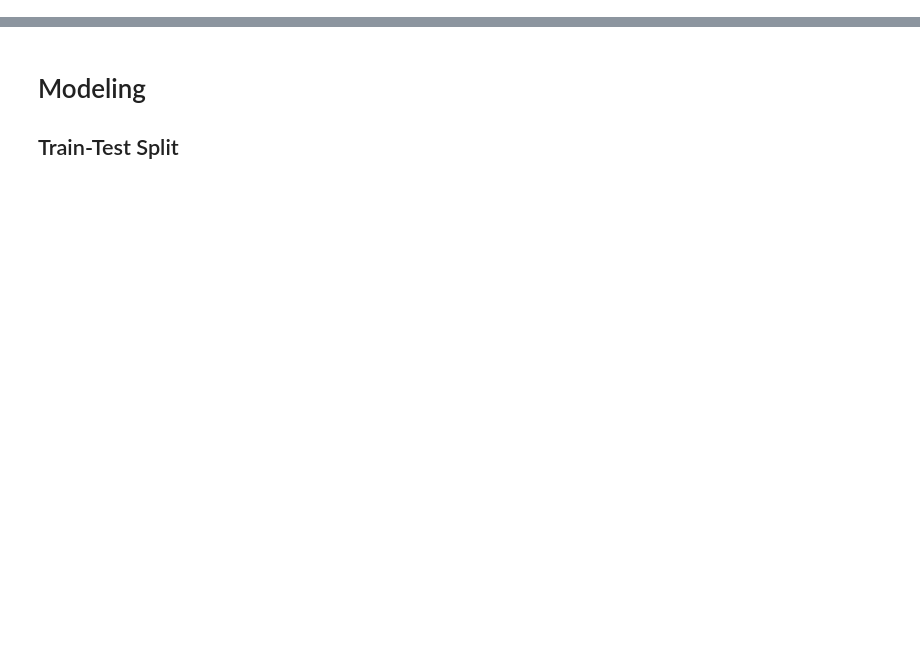
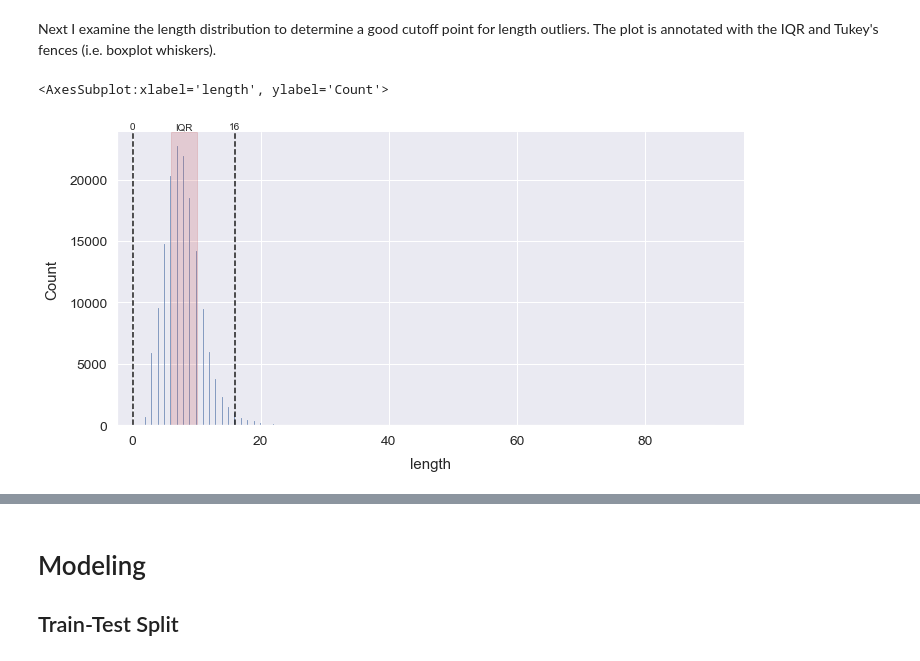
Before and after one commit to ndgigliotti/amazon-product-classifier, a Jupyter notebook: main.ipynb, the cells around one changed output, grey strips where cells are left out. Cells and saved outputs as stored; diff of their text form; code cells hidden in the pictures; blank space fills up the shorter version.

```diff
--- a/main.ipynb
+++ b/main.ipynb
@@ -419,0 +336,31 @@ samp.main_cat.value_counts().to_frame().style.bar()
+# %%
+def build_sample_vocab(
+    corpus,
+    n_docs,
+    *,
+    tokenizer=None,
+    sortby="length",
+    random_state=363,
+    n_jobs=-1,
+):
+    # Get sample of corpus
+    samp_corpus = corpus.sample(n_docs, random_state=random_state)
+
+    # Tokenize
+    if tokenizer is None:
+        samp_corpus = lang.space_tokenize(samp_corpus, n_jobs=n_jobs)
+    elif isinstance(tokenizer, (str, re.Pattern)):
+        # Tokenize using re.findall
+        samp_corpus = lang.regex_tokenize(samp_corpus, tokenizer, n_jobs=n_jobs)
+    else:
+        samp_corpus = lang.process_strings(samp_corpus, tokenizer, n_jobs=n_jobs)
+
+    # Build vocabulary
+    vocab = samp_corpus.explode().value_counts()
+    vocab = vocab.reset_index(name="freq").rename(columns={"index": "term"})
+
+    # Add additional stats
+    vocab["length"] = vocab.loc[:, "term"].str.len()
+    vocab["uniq_ratio"] = vocab.loc[:, "term"].map(lang.uniq_ratio)
+
+    return vocab.sort_values(sortby, ascending=False)
@@ -419,0 +432,3 @@ samp.main_cat.value_counts().to_frame().style.bar()
+# %%
+token_pattern = r"(?i)\b[a-z_]{2,}\b"
+token_pattern
@@ -419,0 +440,3 @@ samp.main_cat.value_counts().to_frame().style.bar()
+# %%
+df["text"] = lang.deaccent(df.loc[:, "text"], n_jobs=-1)
+df["text"].head()
@@ -419,0 +489,4 @@ samp.main_cat.value_counts().to_frame().style.bar()
+# %%
+samp_vocab = build_sample_vocab(df.loc[:, "text"], 10 ** 5, tokenizer=token_pattern)
+
+samp_vocab.sample(10)
@@ -419,0 +506,8 @@ samp.main_cat.value_counts().to_frame().style.bar()
+# %% [markdown]
+Next I examine the length distribution to determine a good cutoff point for length outliers. The plot is annotated with the IQR and Tukey's fences (i.e. boxplot whiskers).
+# %%
+g = sns.displot(data=samp_vocab, x="length", kind="hist", aspect=2)
+plotting.add_tukey_marks(samp_vocab["length"], g.axes[0, 0], num_format=".0f")
+# %% [output]
+<AxesSubplot:xlabel='length', ylabel='Count'>
+[figure, added]
```
Also changed, not shown: parts of 130 cells of this notebook.
